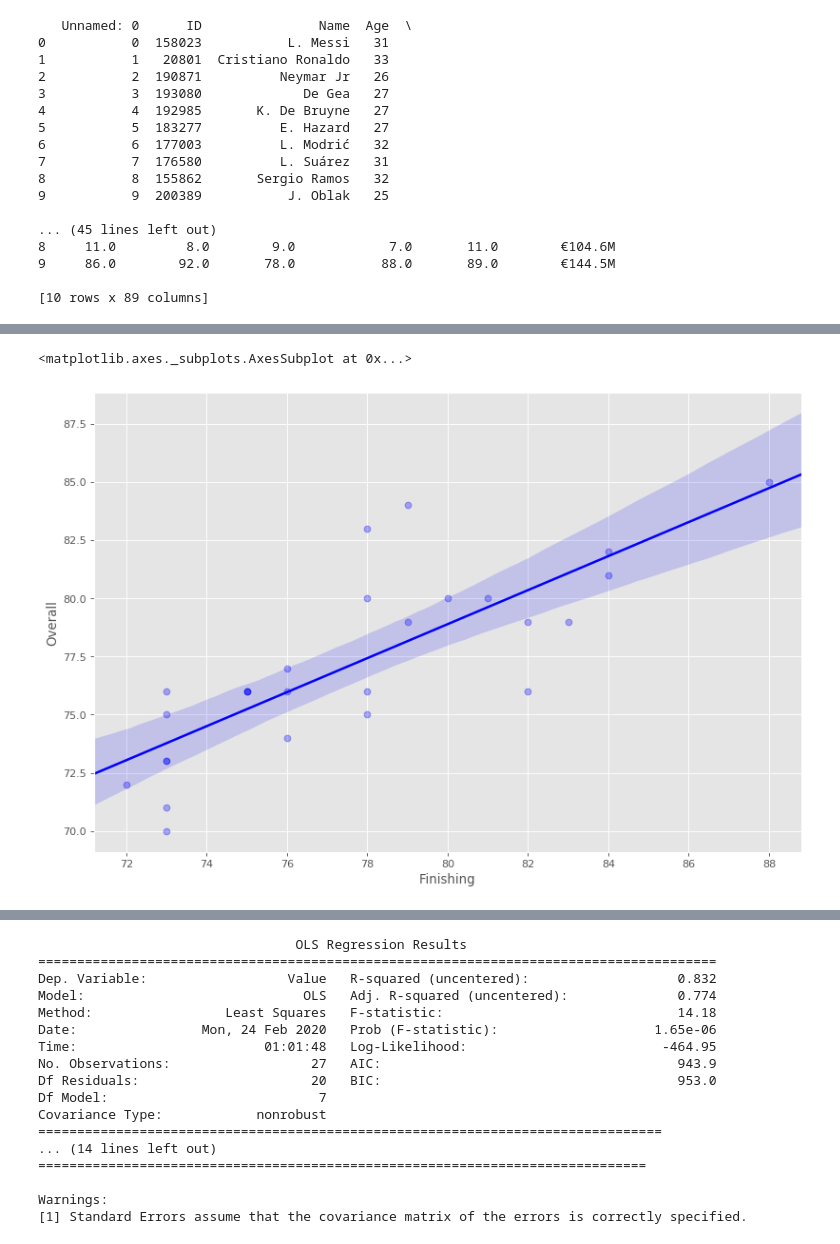
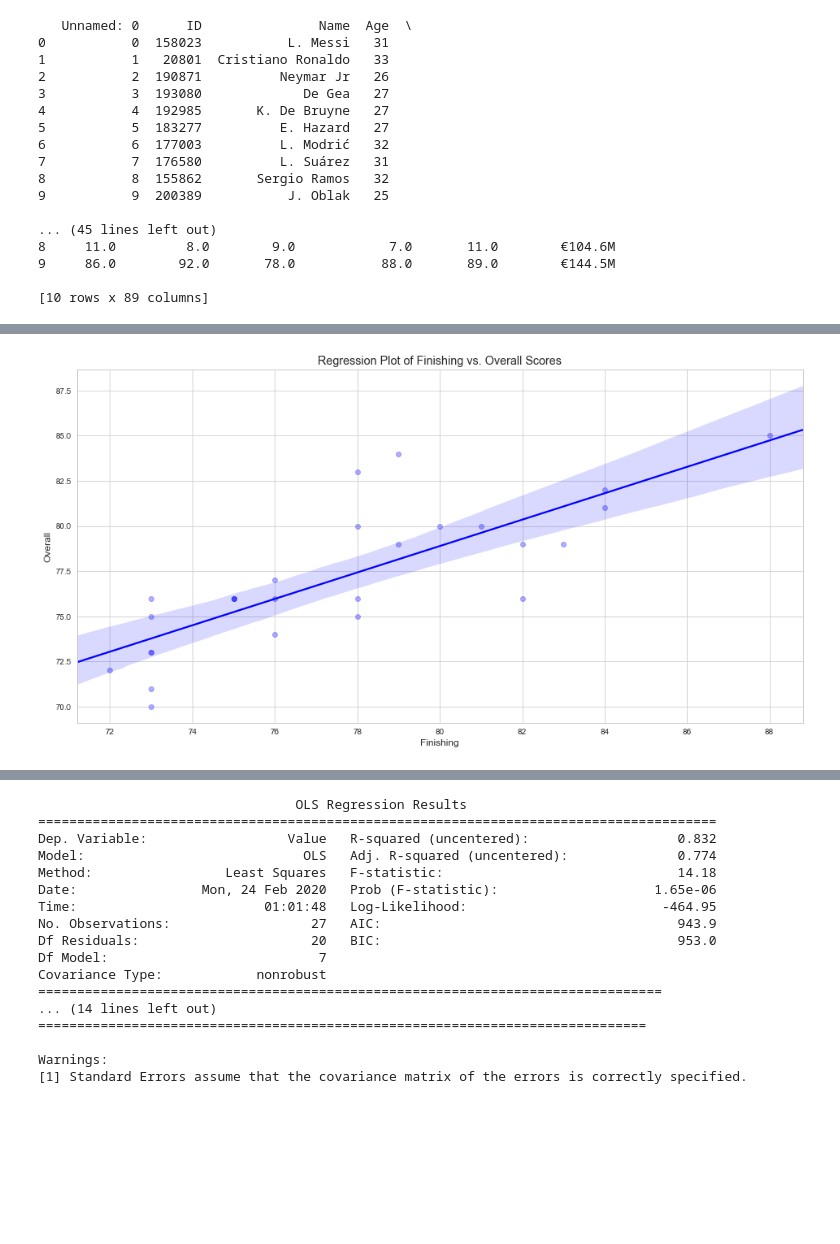
Before and after one commit to socratictreason/Data_Science_Bootcamp, a Jupyter notebook: Week_2/MoneyBall.ipynb, the cells around one changed output, grey strips where cells are left out. Saved outputs shown, nothing was run; the diff lists cells and outputs as text; code cells hidden in the pictures; blank space fills up the shorter version.

```diff
--- a/Week_2/MoneyBall.ipynb
+++ b/Week_2/MoneyBall.ipynb
@@ -196,9 +263,12 @@ Warnings:
 [1] Standard Errors assume that the covariance matrix of the errors is correctly specified.
 [2] The condition number is large, 1.46e+03. This might indicate that there are
 strong multicollinearity or other numerical problems.
-# %%
-figure(num=None, figsize=(12, 8), dpi=80, facecolor='w', edgecolor='k')
-sns.regplot(x, y, color='blue', scatter_kws={'alpha':0.3})
-# %% [output]
-<matplotlib.axes._subplots.AxesSubplot at 0x...>
-[figure, removed]
+# %%
+fig = plt.figure()
+
+plt.title('Regression Plot of Finishing vs. Overall Scores')
+sns.regplot(X, y, color='blue', scatter_kws={'alpha':0.3})
+
+plt.show()
+# %% [output]
+[figure, added]
```
Also changed, not shown: parts of 44 cells of this notebook.
